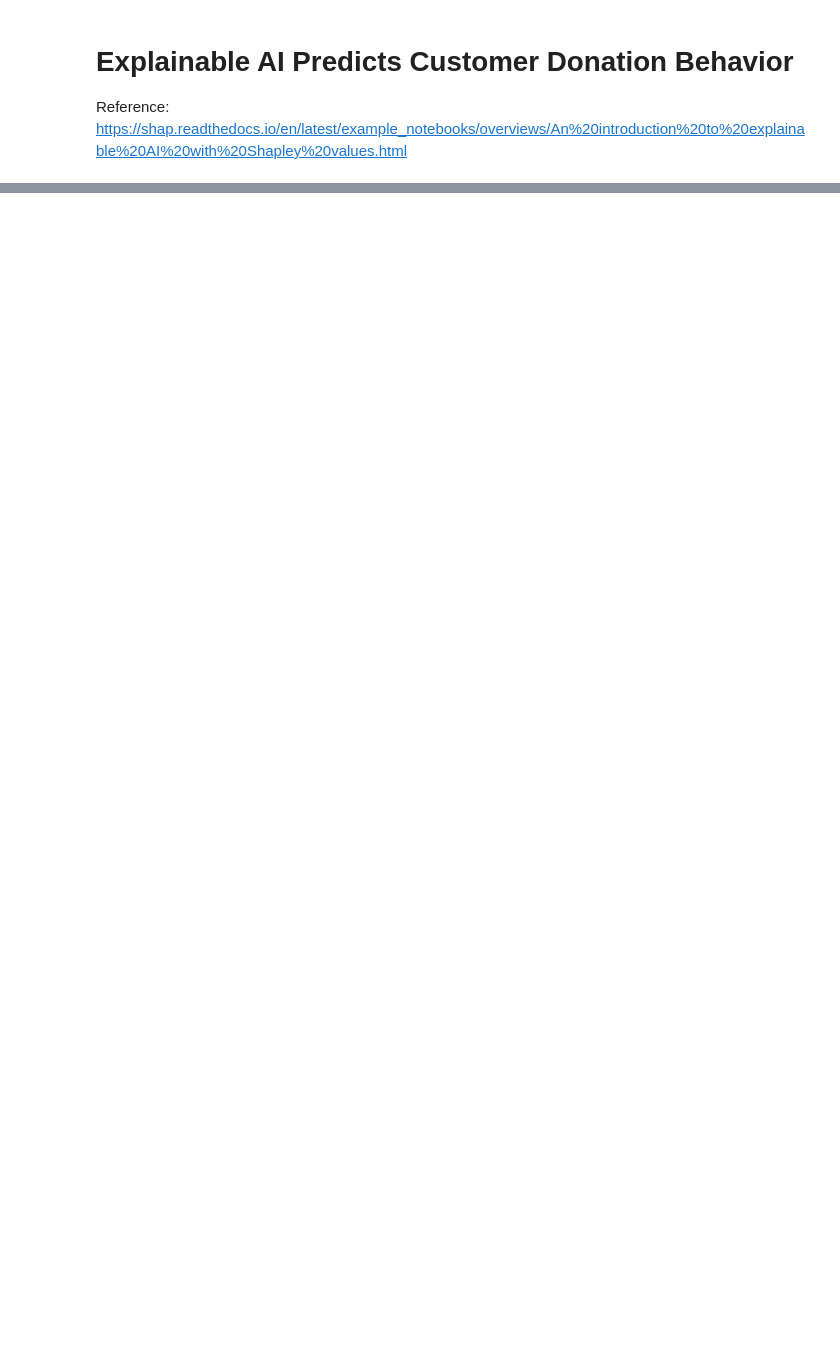
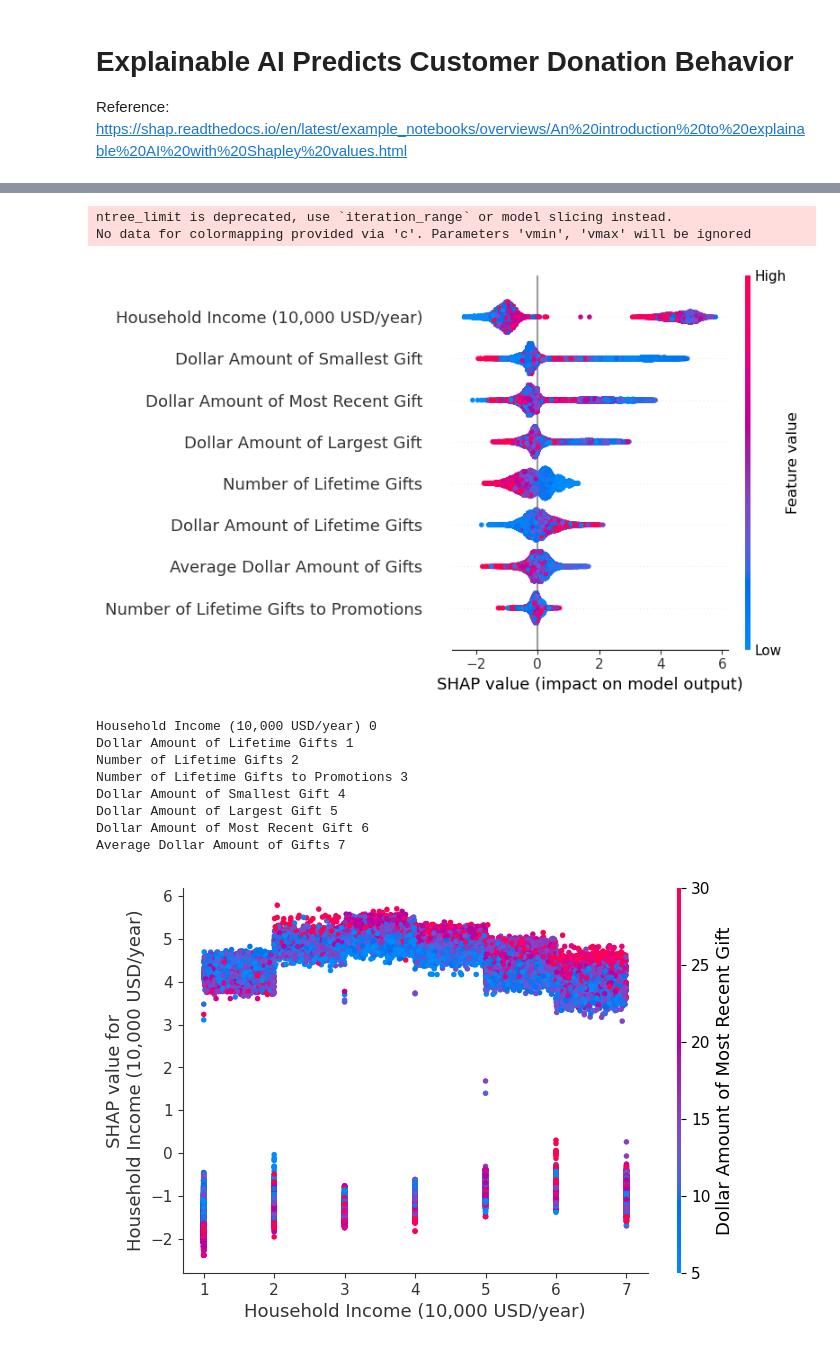
Before and after one commit to eriosta/analytics-applications, a Jupyter notebook: donation_prediction/donation_prediction.ipynb, the cells around one changed output, grey strips where cells are left out. Saved outputs shown, nothing was run; the diff lists cells and outputs as text; code cells hidden in the pictures; blank space fills up the shorter version.

```diff
--- a/donation_prediction/donation_prediction.ipynb
+++ b/donation_prediction/donation_prediction.ipynb
@@ -69,0 +237,29 @@ No data for colormapping provided via 'c'. Parameters 'vmin', 'vmax' will be ign
+# %%
+import time
+import shap
+X_sampled = pd.DataFrame(test_features, columns=feature_names)
+explainer = shap.TreeExplainer(xgb_model)
+shap_values = explainer.shap_values(X_sampled)
+
+# # summarize the effects of all the features
+# shap.initjs()
+shap.summary_plot(shap_values, X_sampled,plot_size=[8,5])
+
+
+for i, col in enumerate(X_sampled.columns):
+    print(col,i)
+    shap.dependence_plot(col, shap_values, X_sampled, show=False)
+plt.show()
+# %% [output]
+ntree_limit is deprecated, use `iteration_range` or model slicing instead.
+No data for colormapping provided via 'c'. Parameters 'vmin', 'vmax' will be ignored
+[figure, added]
+Household Income (10,000 USD/year) 0
+Dollar Amount of Lifetime Gifts 1
+Number of Lifetime Gifts 2
+Number of Lifetime Gifts to Promotions 3
+Dollar Amount of Smallest Gift 4
+Dollar Amount of Largest Gift 5
+Dollar Amount of Most Recent Gift 6
+Average Dollar Amount of Gifts 7
+[figure, added]
```
Also changed, not shown: parts of 11 cells of this notebook.
